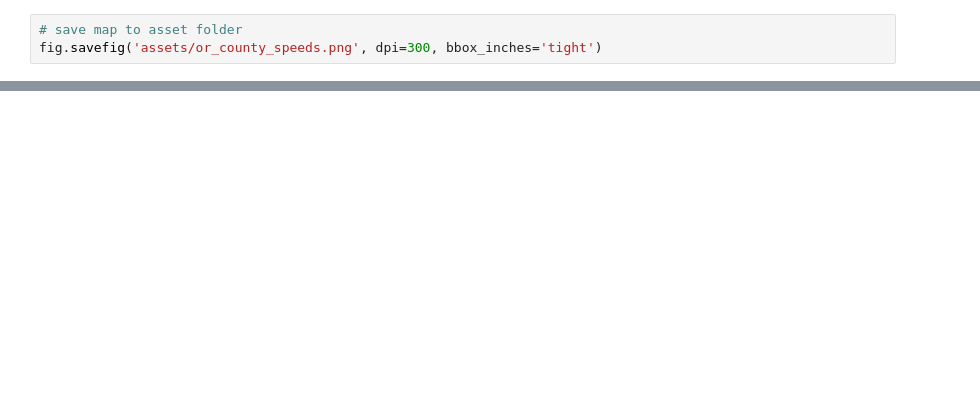
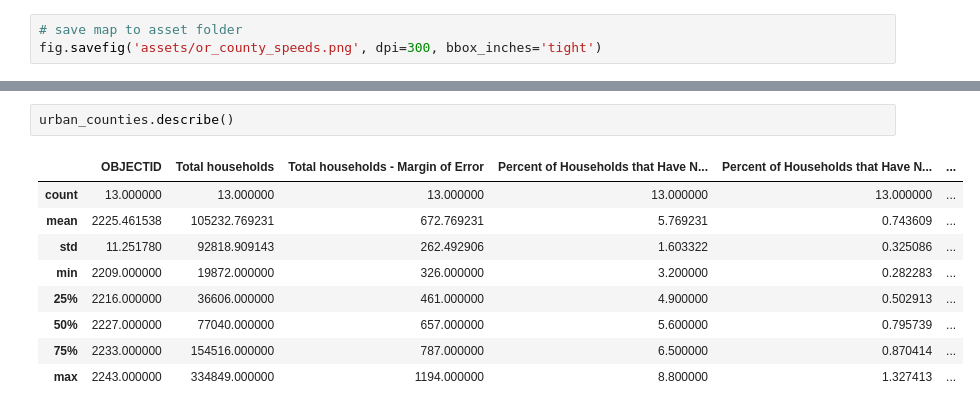
Before and after one commit to ethanheine/community-internet-access, a Jupyter notebook: analysis_testing.ipynb, the cells around one changed output, grey strips where cells are left out. Drawn from its saved outputs; the diff is of its cells as text; blank space fills up the shorter version.

```diff
--- a/analysis_testing.ipynb
+++ b/analysis_testing.ipynb
@@ -376,0 +402,12 @@ Name: Ookla Median Download Speed (Mbps), dtype: float64
+# %%
+urban_counties.describe()
+# %% [output]
+|  | OBJECTID | Total households | Total households - Margin of Error | Percent of Households that Have N... | Percent of Households that Have N... | ... |
+| count | 13.000000 | 13.000000 | 13.000000 | 13.000000 | 13.000000 | ... |
+| mean | 2225.461538 | 105232.769231 | 672.769231 | 5.769231 | 0.743609 | ... |
+| std | 11.251780 | 92818.909143 | 262.492906 | 1.603322 | 0.325086 | ... |
+| min | 2209.000000 | 19872.000000 | 326.000000 | 3.200000 | 0.282283 | ... |
+| 25% | 2216.000000 | 36606.000000 | 461.000000 | 4.900000 | 0.502913 | ... |
+| 50% | 2227.000000 | 77040.000000 | 657.000000 | 5.600000 | 0.795739 | ... |
+| 75% | 2233.000000 | 154516.000000 | 787.000000 | 6.500000 | 0.870414 | ... |
+| max | 2243.000000 | 334849.000000 | 1194.000000 | 8.800000 | 1.327413 | ... |
```
Also changed, not shown: parts of 43 cells of this notebook.
